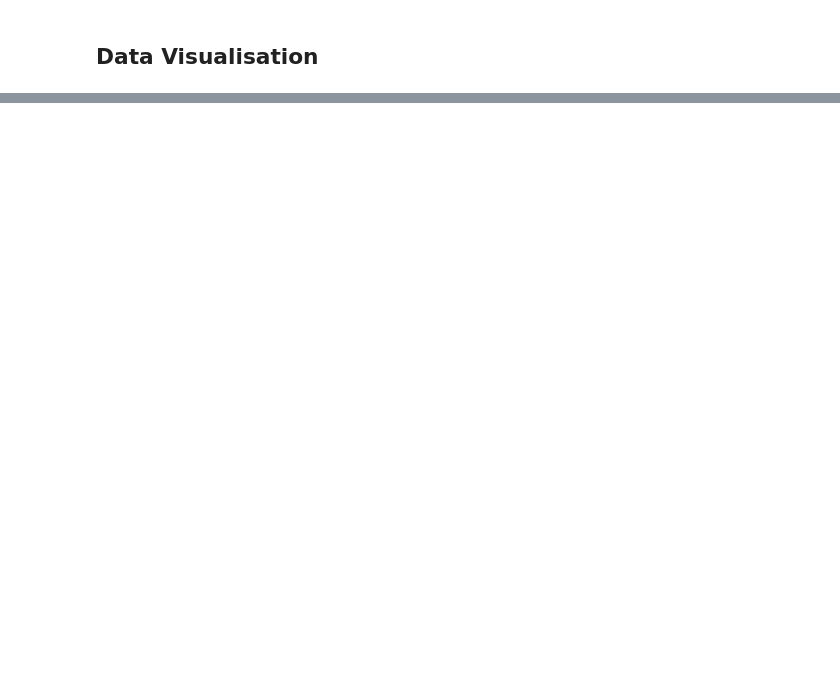
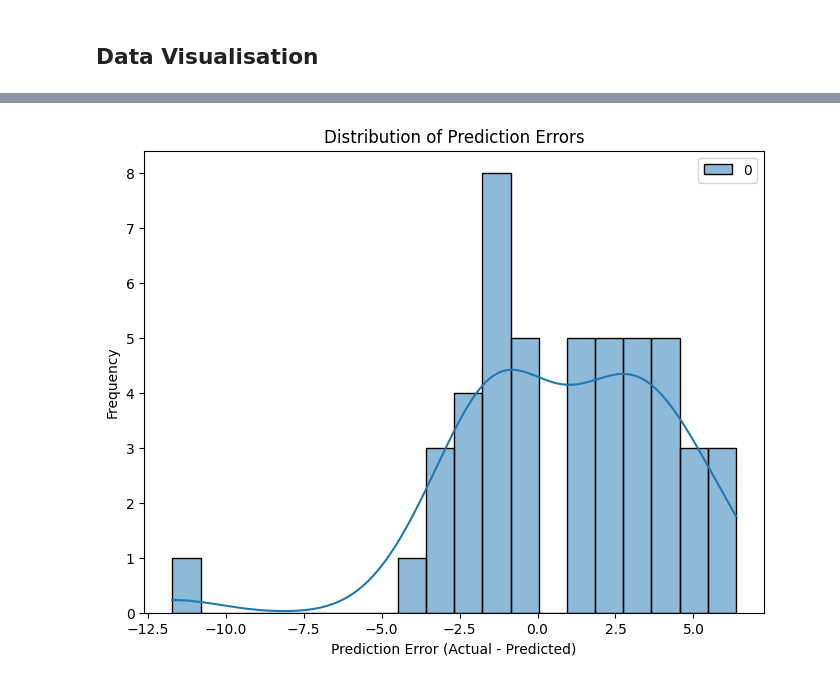
Before and after one commit to Keya2418/Honeywell-Project, a Jupyter notebook: PHX-LV/Machine_Learning/nn.ipynb, the cells around one changed output, grey strips where cells are left out. Cells and saved outputs as stored; diff of their text form; code cells hidden in the pictures; blank space fills up the shorter version.

```diff
--- a/PHX-LV/Machine_Learning/nn.ipynb
+++ b/PHX-LV/Machine_Learning/nn.ipynb
@@ -376,0 +436,15 @@ Explained Variance Score (Test): 0.9998122252502045
+# %%
+# Assuming y_test_tensor and y_pred_test_tensor are available
+# Convert tensor values to numpy arrays
+y_test = y_test_tensor.numpy()
+y_pred_test = y_pred_tensor.numpy()
+
+# Histogram: Distribution of prediction errors
+plt.figure(figsize=(8, 6))
+sns.histplot(y_test - y_pred_test, bins=20, color='skyblue', edgecolor='black', kde=True)
+plt.title('Distribution of Prediction Errors')
+plt.xlabel('Prediction Error (Actual - Predicted)')
+plt.ylabel('Frequency')
+plt.show()
+# %% [output]
+[figure, added]
```
Also changed, not shown: parts of 22 cells of this notebook.
